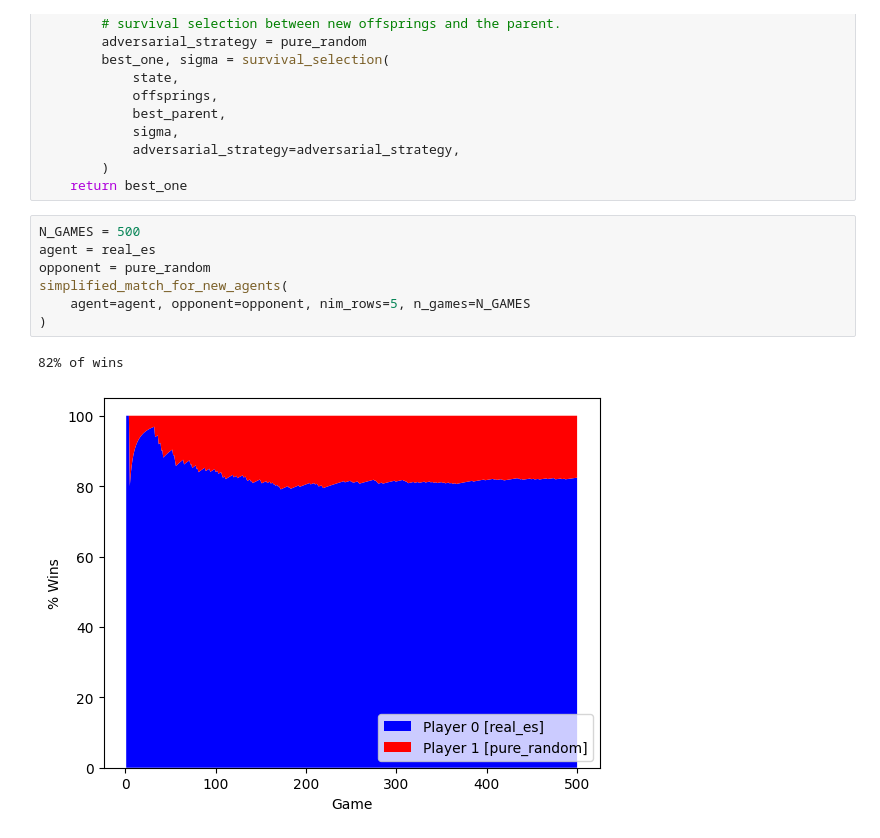
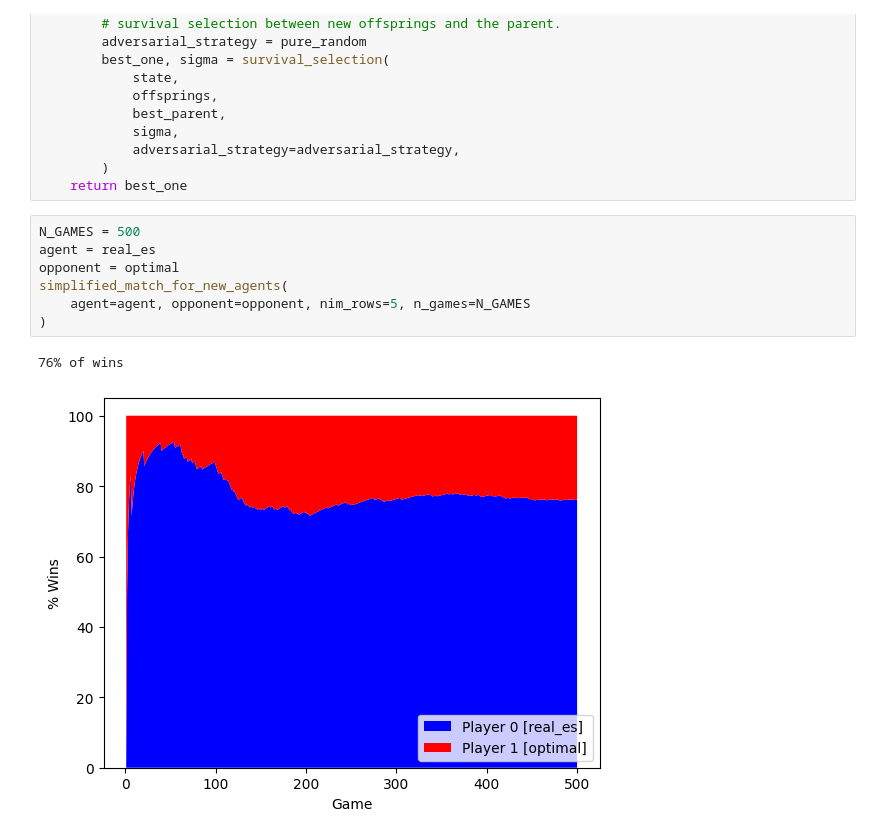
Before and after one commit to andry2327/Computational-Intelligence, a Jupyter notebook: LABS/L02 - NIM-ES/lab2-nim.ipynb, the cells around one changed output. Cells and saved outputs as stored; diff of their text form.

```diff
--- a/LABS/L02 - NIM-ES/lab2-nim.ipynb
+++ b/LABS/L02 - NIM-ES/lab2-nim.ipynb
@@ -381,10 +358,10 @@ def real_es(state: Nim) -> Nimply:
 # %%
 N_GAMES = 500
 agent = real_es
-opponent = pure_random
+opponent = optimal
 simplified_match_for_new_agents(
     agent=agent, opponent=opponent, nim_rows=5, n_games=N_GAMES
 )
 # %% [output]
-82% of wins
+76% of wins
-[figure, old version]
+[figure, new version]
```
Also changed, not shown: parts of 5 cells of this notebook, 1 other file.
